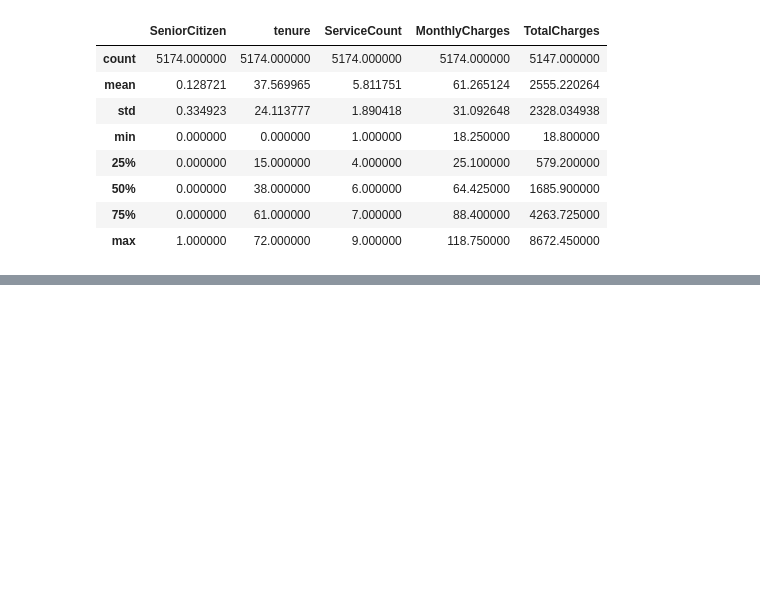
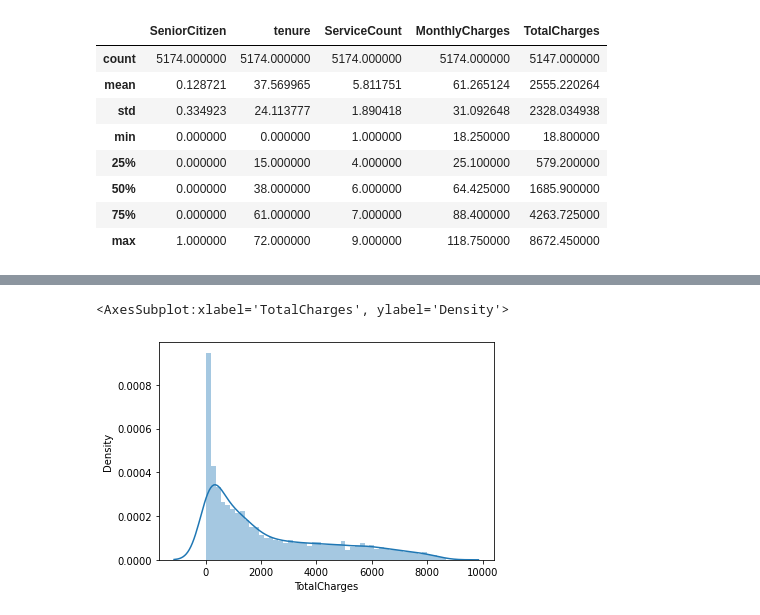
Before and after one commit to AbhishekMaity001/Statistical-Machine-Learning, a Jupyter notebook: Exploratory Data Analysis (EDA)/3. Statistical Thinking/1. Imputing Missing Values.ipynb, the cells around one changed output, grey strips where cells are left out. Saved outputs shown, nothing was run; the diff lists cells and outputs as text; code cells hidden in the pictures; blank space fills up the shorter version.

```diff
--- a/Exploratory Data Analysis (EDA)/3. Statistical Thinking/1. Imputing Missing Values.ipynb
+++ b/Exploratory Data Analysis (EDA)/3. Statistical Thinking/1. Imputing Missing Values.ipynb
@@ -146,0 +153,5 @@ churn_df[churn_df['Churn']=='No'].describe()
+# %%
+sns.distplot(churn_df['TotalCharges'], bins=50)
+# %% [output]
+<AxesSubplot:xlabel='TotalCharges', ylabel='Density'>
+[figure, added]
```
Also changed, not shown: parts of 38 cells of this notebook.
